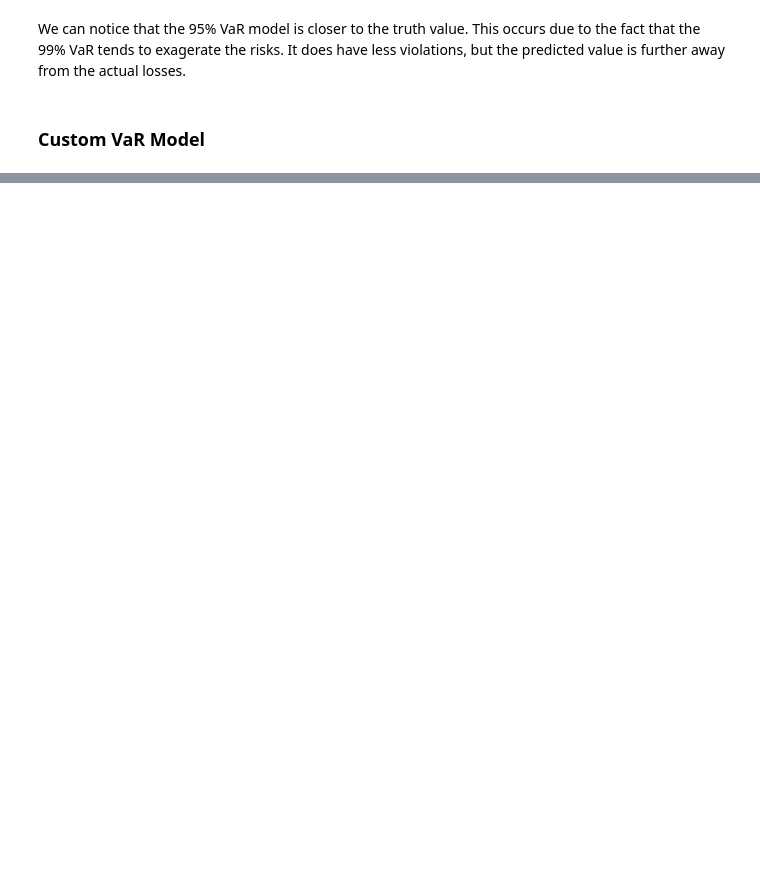
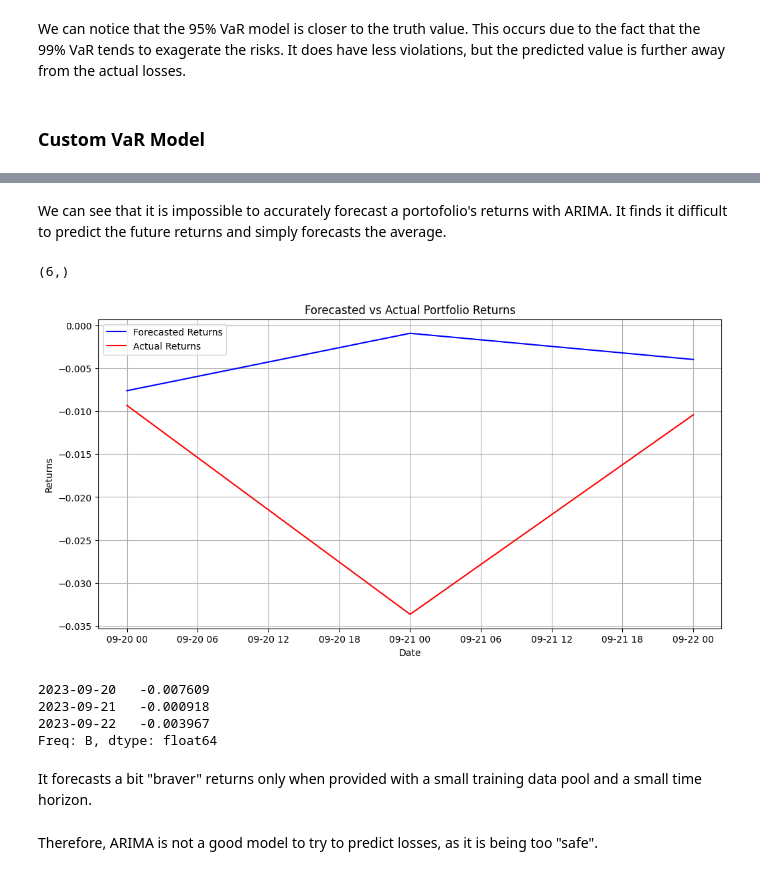
Before and after one commit to mairovitzmario/value-at-risk, a Jupyter notebook: research/research.ipynb, the cells around one changed output, grey strips where cells are left out. Saved outputs shown, nothing was run; the diff lists cells and outputs as text; code cells hidden in the pictures; blank space fills up the shorter version.

```diff
--- a/research/research.ipynb
+++ b/research/research.ipynb
@@ -724,0 +820,15 @@ from statsmodels.tsa.arima.model import ARIMA
+# %% [markdown]
+We can see that it is impossible to accurately forecast a portofolio's returns with ARIMA. It finds it difficult to predict the future returns and simply forecasts the average.
+# %%
+forecast_portfolio(portofolios[0], training_days=10)
+# %% [output]
+(6,)
+[figure, added]
+2023-09-20   -0.007609
+2023-09-21   -0.000918
+2023-09-22   -0.003967
+Freq: B, dtype: float64
+# %% [markdown]
+It forecasts a bit "braver" returns only when provided with a small training data pool and a small time horizon.
+# %% [markdown]
+Therefore, ARIMA is not a good model to try to predict losses, as it is being too "safe".
```
Also changed, not shown: parts of 11 cells of this notebook.
